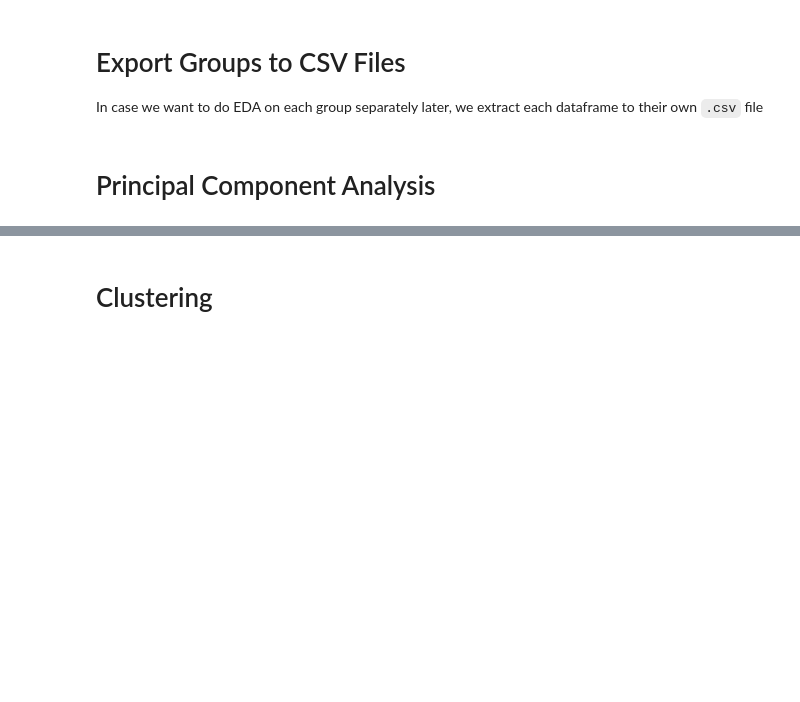
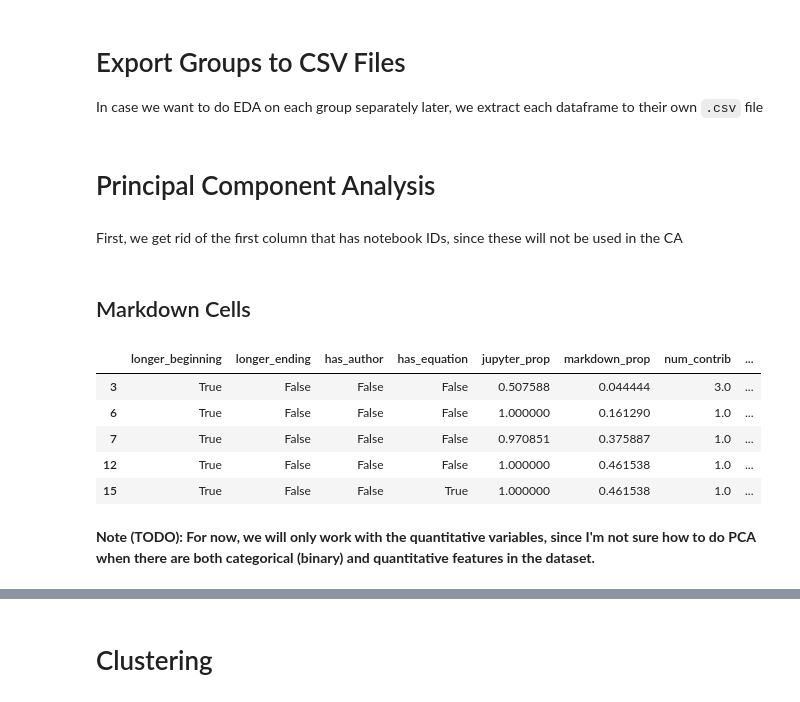
Before and after one commit to Isabel-Gan/quantifying-notebook-features, a Jupyter notebook: output/complete-runs/features-eda/features-eda.ipynb, the cells around one changed output, grey strips where cells are left out. Saved outputs shown, nothing was run; the diff lists cells and outputs as text; code cells hidden in the pictures; blank space fills up the shorter version.

```diff
--- a/output/complete-runs/features-eda/features-eda.ipynb
+++ b/output/complete-runs/features-eda/features-eda.ipynb
@@ -421,3 +425,23 @@ no_markdown_output = 'no_markdown_group.csv'
 final_no_markdown.to_csv(no_markdown_output)
 # %% [markdown]
 # Principal Component Analysis
+# %% [markdown]
+First, we get rid of the first column that has notebook IDs, since these will not be used in the CA
+# %%
+# get rid of nb_id column in both groups
+pca_markdown = final_markdown.drop(['nb_id'], axis = 1)
+pca_no_markdown = final_no_markdown.drop(['nb_id'], axis = 1)
+# %% [markdown]
+## Markdown Cells
+# %%
+# initial look at the data
+pca_markdown.head()
+# %% [output]
+|  | longer_beginning | longer_ending | has_author | has_equation | jupyter_prop | markdown_prop | num_contrib | ... |
+| 3 | True | False | False | False | 0.507588 | 0.044444 | 3.0 | ... |
+| 6 | True | False | False | False | 1.000000 | 0.161290 | 1.0 | ... |
+| 7 | True | False | False | False | 0.970851 | 0.375887 | 1.0 | ... |
+| 12 | True | False | False | False | 1.000000 | 0.461538 | 1.0 | ... |
+| 15 | True | False | False | True | 1.000000 | 0.461538 | 1.0 | ... |
+# %% [markdown]
+**Note (TODO): For now, we will only work with the quantitative variables, since I'm not sure how to do PCA when there are both categorical (binary) and quantitative features in the dataset.**
```
Also changed, not shown: parts of 29 cells of this notebook.
